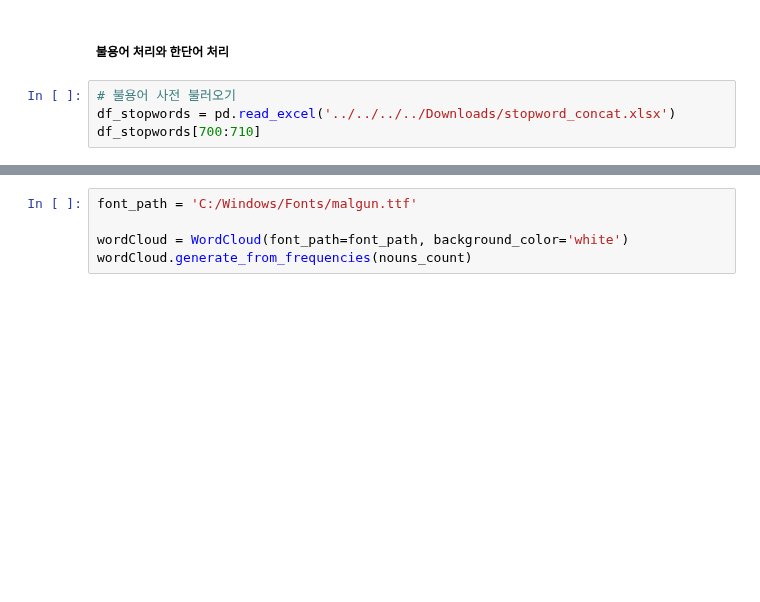
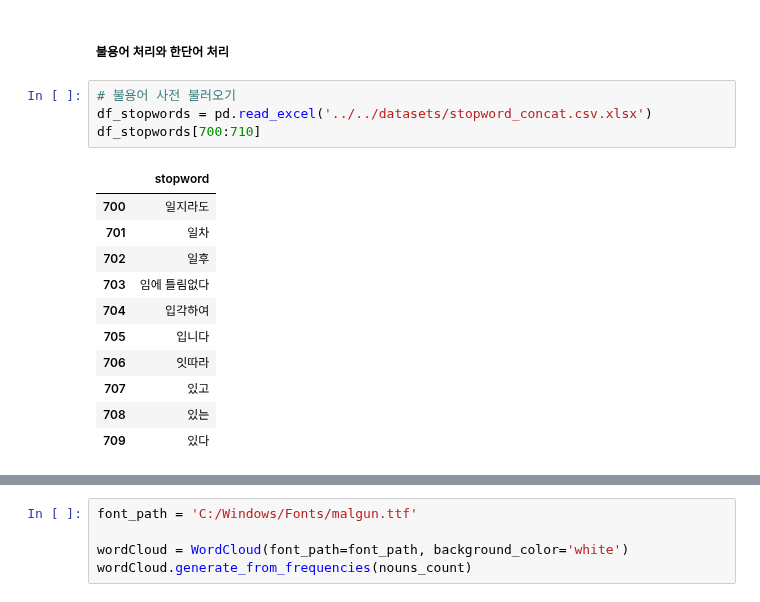
Before and after one commit to estskyway/project_data_analystics, a Jupyter notebook: codes/데이터 전처리/hyein_total_preprocess.ipynb, the cells around one changed output, grey strips where cells are left out. Cells and saved outputs as stored; diff of their text form; blank space fills up the shorter version.

```diff
--- a/codes/데이터 전처리/hyein_total_preprocess.ipynb
+++ b/codes/데이터 전처리/hyein_total_preprocess.ipynb
@@ -114,8 +169,20 @@ df[:5]
 ##### 불용어 처리와 한단어 처리
 # %%
 # 불용어 사전 불러오기
-df_stopwords = pd.read_excel('../../../../Downloads/stopword_concat.xlsx')
+df_stopwords = pd.read_excel('../../datasets/stopword_concat.csv.xlsx')
 df_stopwords[700:710]
+# %% [output]
+|  | stopword |
+| 700 | 일지라도 |
+| 701 | 일차 |
+| 702 | 일후 |
+| 703 | 임에 틀림없다 |
+| 704 | 입각하여 |
+| 705 | 입니다 |
+| 706 | 잇따라 |
+| 707 | 있고 |
+| 708 | 있는 |
+| 709 | 있다 |
 # %%
 # 한단어 사전 불러오기
 df_onewords = pd.read_excel('../../datasets/한단어_concat.xlsx')
```
Also changed, not shown: parts of 12 cells of this notebook, 8 other files.
